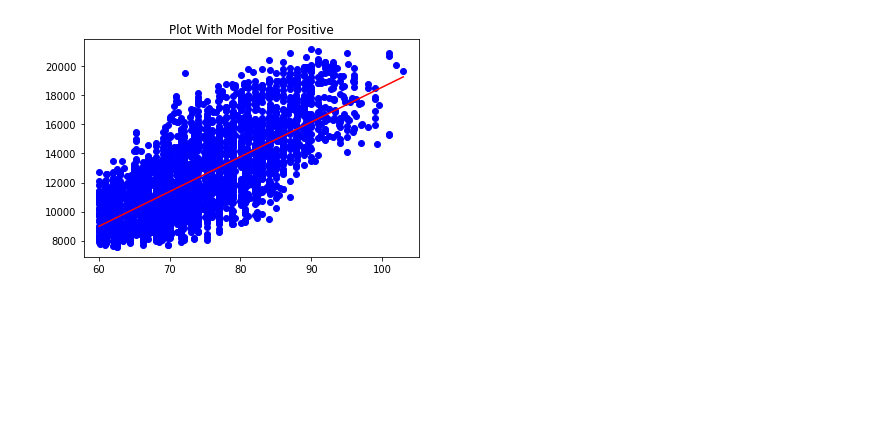
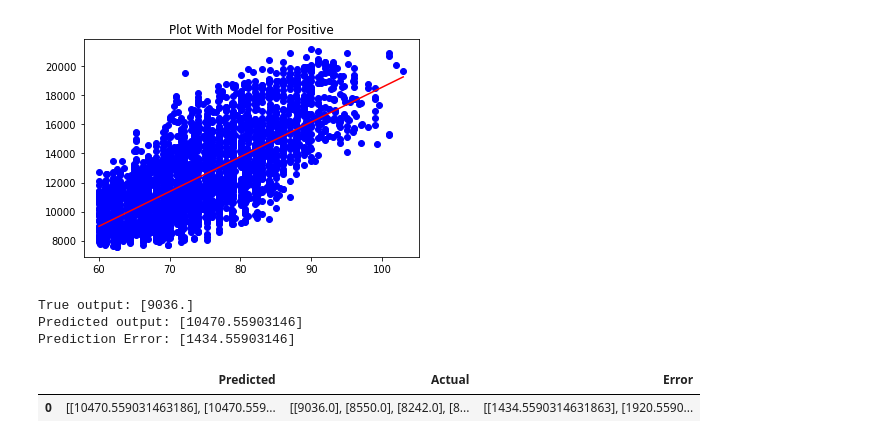
Before and after one commit to mgarber01/Final_Project, a Jupyter notebook: Positive_2016_Model.ipynb, the cells around one changed output. Saved outputs shown, nothing was run; the diff lists cells and outputs as text; code cells hidden in the pictures; blank space fills up the shorter version.

Commit message:
cleaned Model again

```diff
--- a/Positive_2016_Model.ipynb
+++ b/Positive_2016_Model.ipynb
@@ -33,7 +33,7 @@ droplist = df16[(df16['Temp(f)']> 60) & (df16['Temp(f)']<70)& (df16.MW > 16000)
 # %%
 df16.drop(droplist,inplace = True)
 # %%
-df_2016 = df16
+df_2016 = df16.reset_index(drop=True)
 # %%
 df_2016c = df_2016[df_2016.Utility == 'COMED'].copy()
 # %%
@@ -117,3 +117,17 @@ plt.plot([x_min, x_max], [y_min, y_max], c='red')
 # %% [output]
 [<matplotlib.lines.Line2D at 0x...>]
 [figure]
+# %%
+predictions = model.predict(X)
+print(f"True output: {y[0]}")
+print(f"Predicted output: {predictions[0]}")
+print(f"Prediction Error: {predictions[0]-y[0]}")
+# %% [output]
+True output: [9036.]
+Predicted output: [10470.55903146]
+Prediction Error: [1434.55903146]
+# %%
+pd.DataFrame([{"Predicted": predictions, "Actual": y, "Error": predictions - y}])[["Predicted", "Actual", "Error"]]
+# %% [output]
+|  | Predicted | Actual | Error |
+| 0 | [[10470.559031463186], [10470.559... | [[9036.0], [8550.0], [8242.0], [8... | [[1434.5590314631863], [1920.5590... |
```
